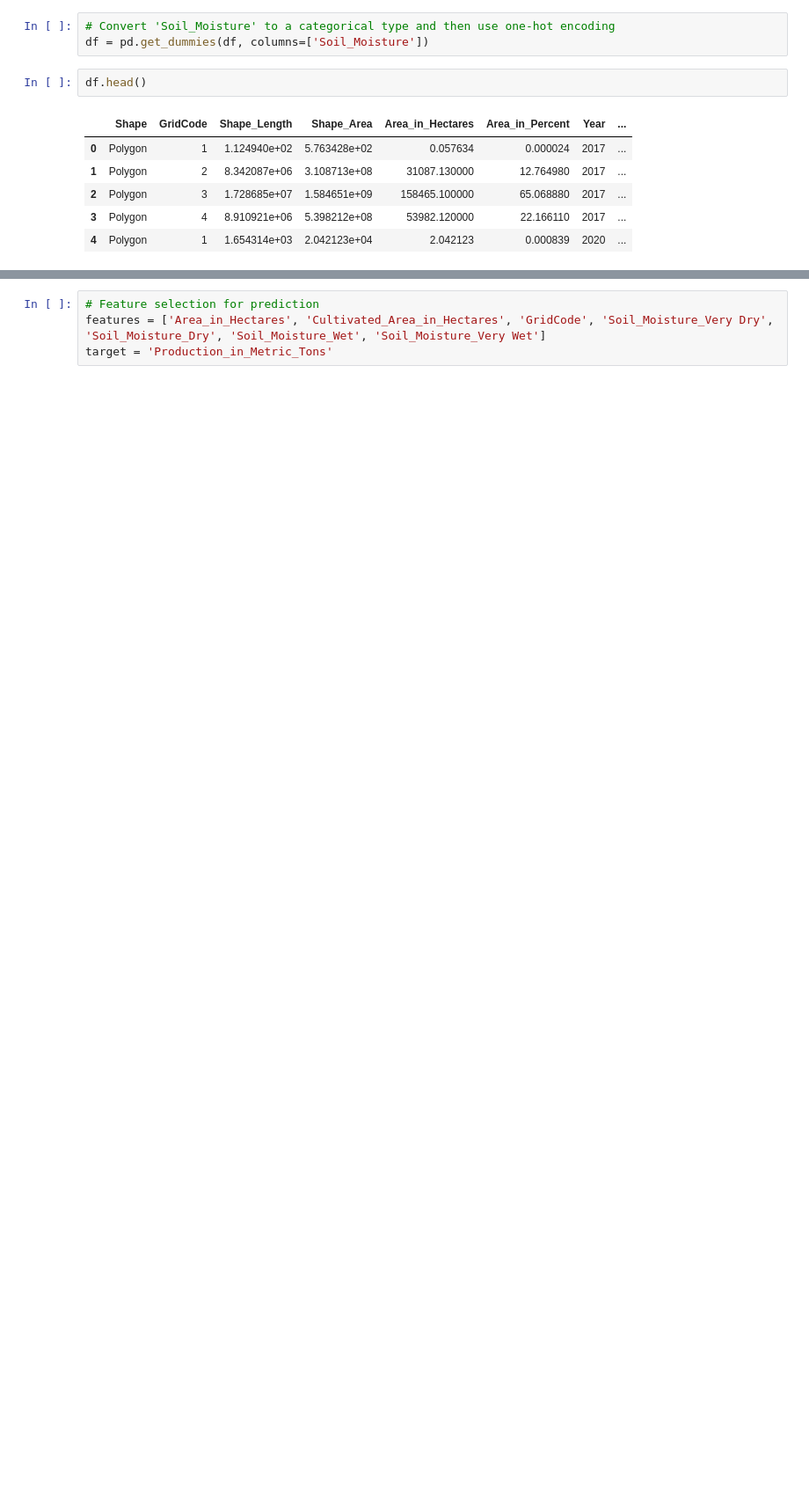
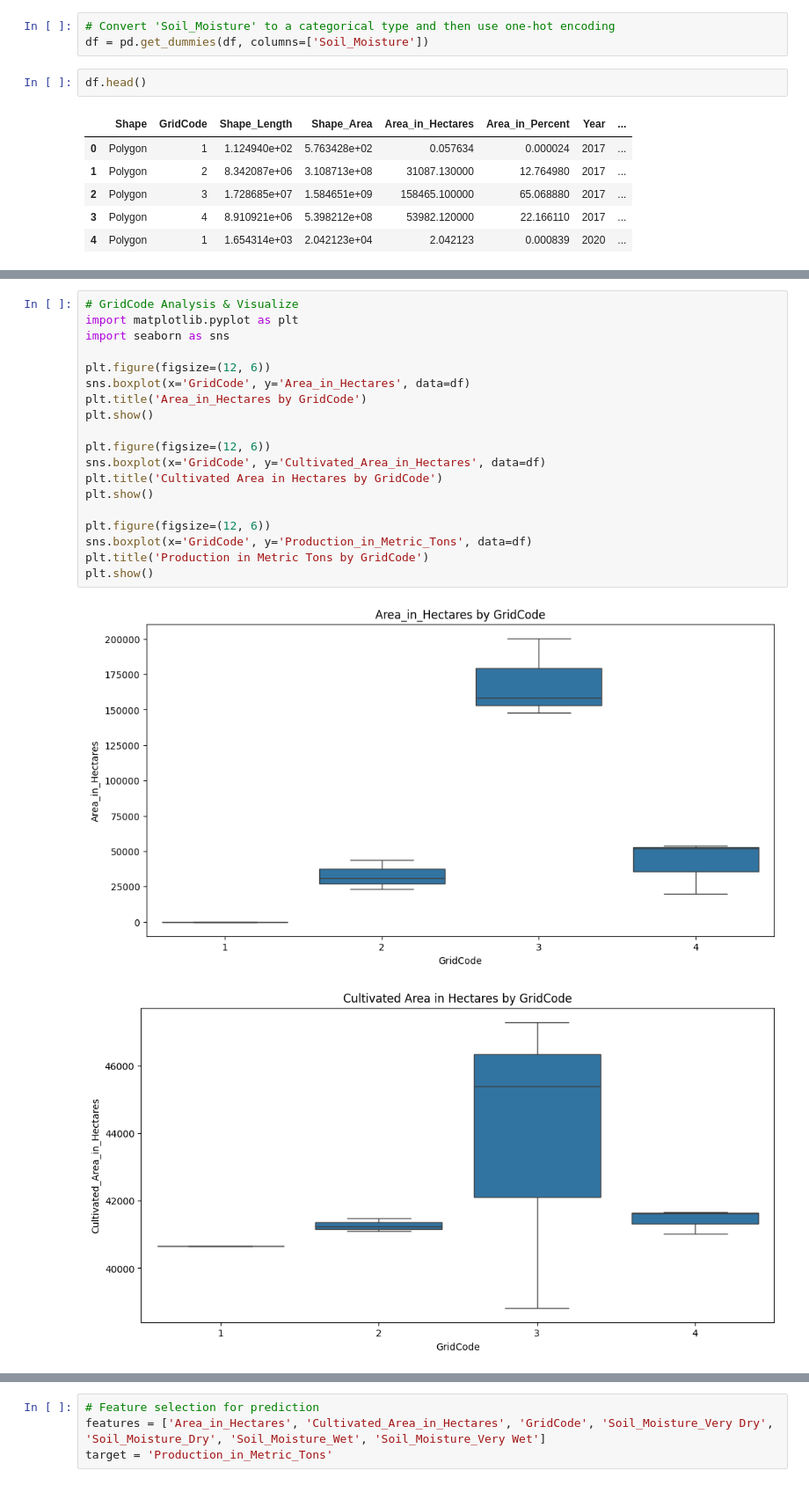
Before and after one commit to MehediImamShilu/Smart-Paddy-Production, a Jupyter notebook: Soil_Moisture_Prediction.ipynb, the cells around one changed output, grey strips where cells are left out. Shown at 88% size. Cells and saved outputs as stored; diff of their text form; blank space fills up the shorter version.

```diff
--- a/Soil_Moisture_Prediction.ipynb
+++ b/Soil_Moisture_Prediction.ipynb
@@ -798,0 +847,22 @@ plt.show()
+# %%
+# GridCode Analysis & Visualize
+import matplotlib.pyplot as plt
+import seaborn as sns
+
+plt.figure(figsize=(12, 6))
+sns.boxplot(x='GridCode', y='Area_in_Hectares', data=df)
+plt.title('Area_in_Hectares by GridCode')
+plt.show()
+
+plt.figure(figsize=(12, 6))
+sns.boxplot(x='GridCode', y='Cultivated_Area_in_Hectares', data=df)
+plt.title('Cultivated Area in Hectares by GridCode')
+plt.show()
+
+plt.figure(figsize=(12, 6))
+sns.boxplot(x='GridCode', y='Production_in_Metric_Tons', data=df)
+plt.title('Production in Metric Tons by GridCode')
+plt.show()
+# %% [output]
+[figure, added]
+[figure, added]
```
Also changed, not shown: parts of 19 cells of this notebook.
